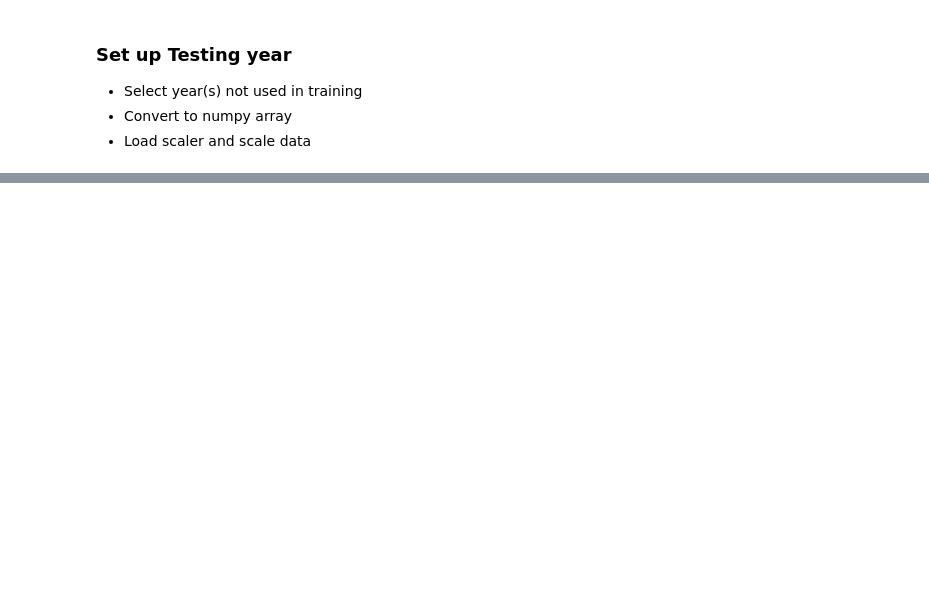
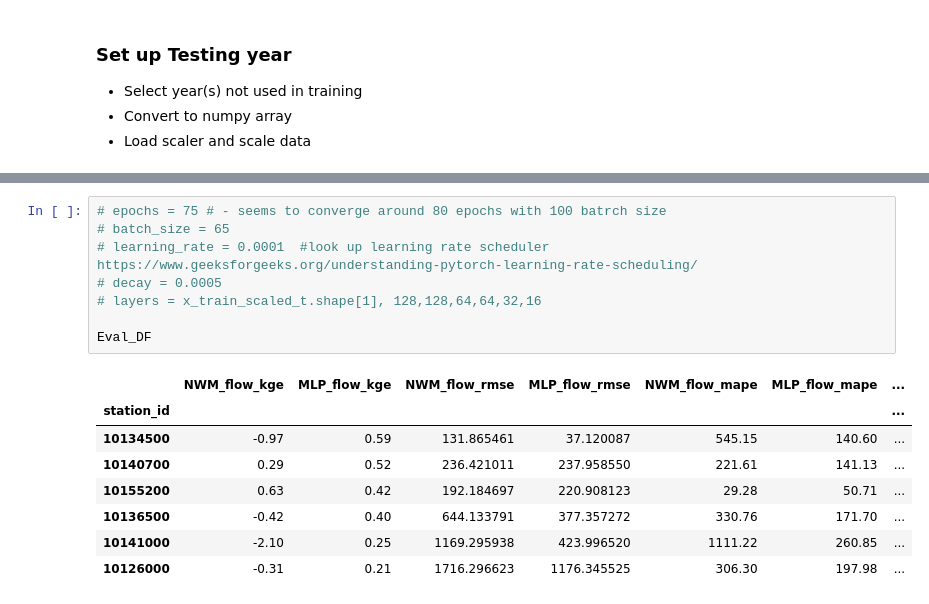
Before and after one commit to whitelightning450/NWM_ML, a Jupyter notebook: RJ/ModelDevelopment/mlp.ipynb, the cells around one changed output, grey strips where cells are left out. Drawn from its saved outputs; the diff is of its cells as text; blank space fills up the shorter version.

```diff
--- a/RJ/ModelDevelopment/mlp.ipynb
+++ b/RJ/ModelDevelopment/mlp.ipynb
@@ -239,3 +465,20 @@ USGS site: 10155200
+# %%
+# epochs = 75 # - seems to converge around 80 epochs with 100 batrch size
+# batch_size = 65
+# learning_rate = 0.0001  #look up learning rate scheduler https://www.geeksforgeeks.org/understanding-pytorch-learning-rate-scheduling/
+# decay = 0.0005
+# layers = x_train_scaled_t.shape[1], 128,128,64,64,32,16
+
+Eval_DF
+# %% [output]
+|  | NWM_flow_kge | MLP_flow_kge | NWM_flow_rmse | MLP_flow_rmse | NWM_flow_mape | MLP_flow_mape | ... |
+| station_id |  |  |  |  |  |  | ... |
+| 10134500 | -0.97 | 0.59 | 131.865461 | 37.120087 | 545.15 | 140.60 | ... |
+| 10140700 | 0.29 | 0.52 | 236.421011 | 237.958550 | 221.61 | 141.13 | ... |
+| 10155200 | 0.63 | 0.42 | 192.184697 | 220.908123 | 29.28 | 50.71 | ... |
+| 10136500 | -0.42 | 0.40 | 644.133791 | 377.357272 | 330.76 | 171.70 | ... |
+| 10141000 | -2.10 | 0.25 | 1169.295938 | 423.996520 | 1111.22 | 260.85 | ... |
+| 10126000 | -0.31 | 0.21 | 1716.296623 | 1176.345525 | 306.30 | 197.98 | ... |
 # %%
 Eval_DF
 # %% [output]
```
Also changed, not shown: parts of 19 cells of this notebook, 4 other files.
